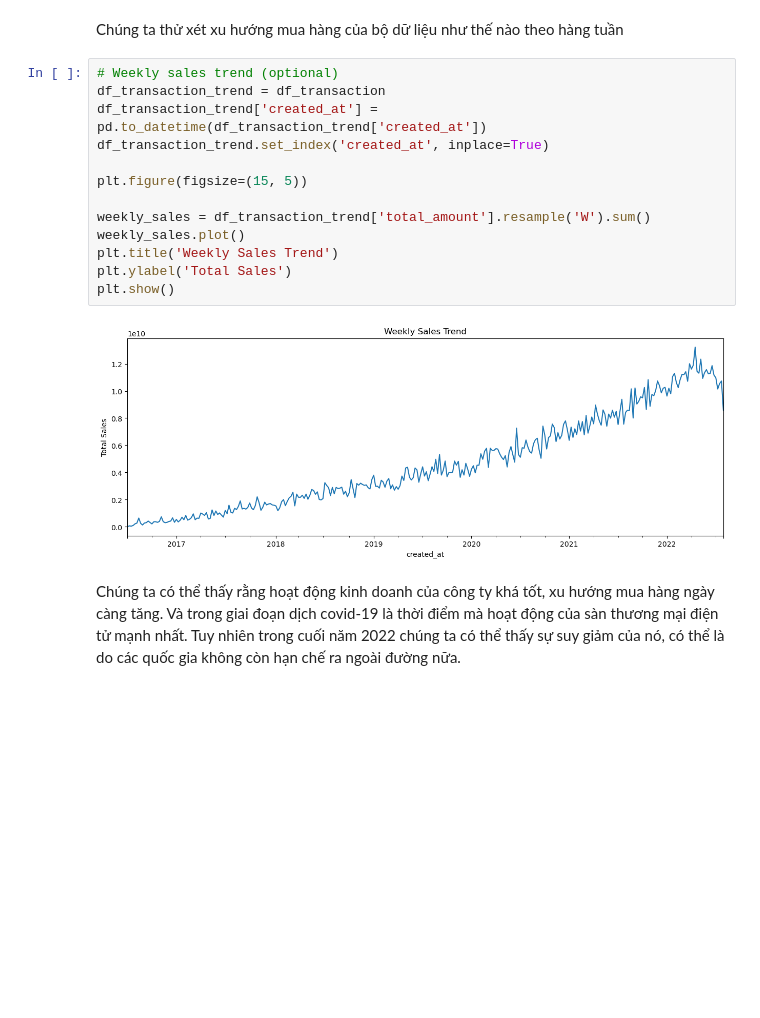
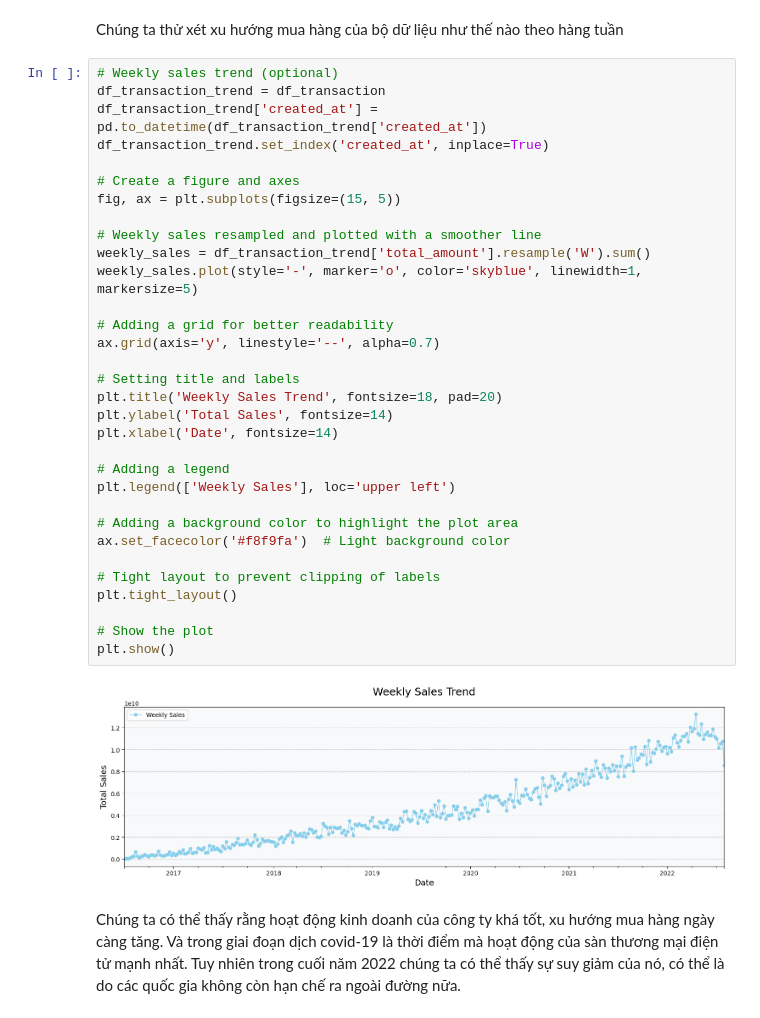
Before and after one commit to thanhanphan17/fashion-campus-dataset-analysis, a Jupyter notebook: [02]-Exploring-and-Preprocessing-Data.ipynb, the cells around one changed output. Saved outputs shown, nothing was run; the diff lists cells and outputs as text; blank space fills up the shorter version.

```diff
--- a/[02]-Exploring-and-Preprocessing-Data.ipynb
+++ b/[02]-Exploring-and-Preprocessing-Data.ipynb
@@ -679,18 +683,37 @@ Chúng ta thử xét xu hướng mua hàng của bộ dữ liệu như thế nà
 # %%
 # Weekly sales trend (optional)
 df_transaction_trend = df_transaction
 df_transaction_trend['created_at'] = pd.to_datetime(df_transaction_trend['created_at'])
 df_transaction_trend.set_index('created_at', inplace=True)
 
-plt.figure(figsize=(15, 5))
+# Create a figure and axes
+fig, ax = plt.subplots(figsize=(15, 5))
 
+# Weekly sales resampled and plotted with a smoother line
 weekly_sales = df_transaction_trend['total_amount'].resample('W').sum()
-weekly_sales.plot()
-plt.title('Weekly Sales Trend')
-plt.ylabel('Total Sales')
+weekly_sales.plot(style='-', marker='o', color='skyblue', linewidth=1, markersize=5)
+
+# Adding a grid for better readability
+ax.grid(axis='y', linestyle='--', alpha=0.7)
+
+# Setting title and labels
+plt.title('Weekly Sales Trend', fontsize=18, pad=20)
+plt.ylabel('Total Sales', fontsize=14)
+plt.xlabel('Date', fontsize=14)
+
+# Adding a legend
+plt.legend(['Weekly Sales'], loc='upper left')
+
+# Adding a background color to highlight the plot area
+ax.set_facecolor('#f8f9fa')  # Light background color
+
+# Tight layout to prevent clipping of labels
+plt.tight_layout()
+
+# Show the plot
 plt.show()
 # %% [output]
-[figure, old version]
+[figure, new version]
 # %% [markdown]
 Chúng ta có thể thấy rằng hoạt động kinh doanh của công ty khá tốt, xu hướng mua hàng ngày càng tăng. Và trong giai đoạn dịch covid-19 là thời điểm mà hoạt động của sàn thương mại điện tử mạnh nhất. Tuy nhiên trong cuối năm 2022 chúng ta có thể thấy sự suy giảm của nó, có thể là do các quốc gia không còn hạn chế ra ngoài đường nữa.
 # %% [markdown]
```
Also changed, not shown: parts of 4 cells of this notebook.
